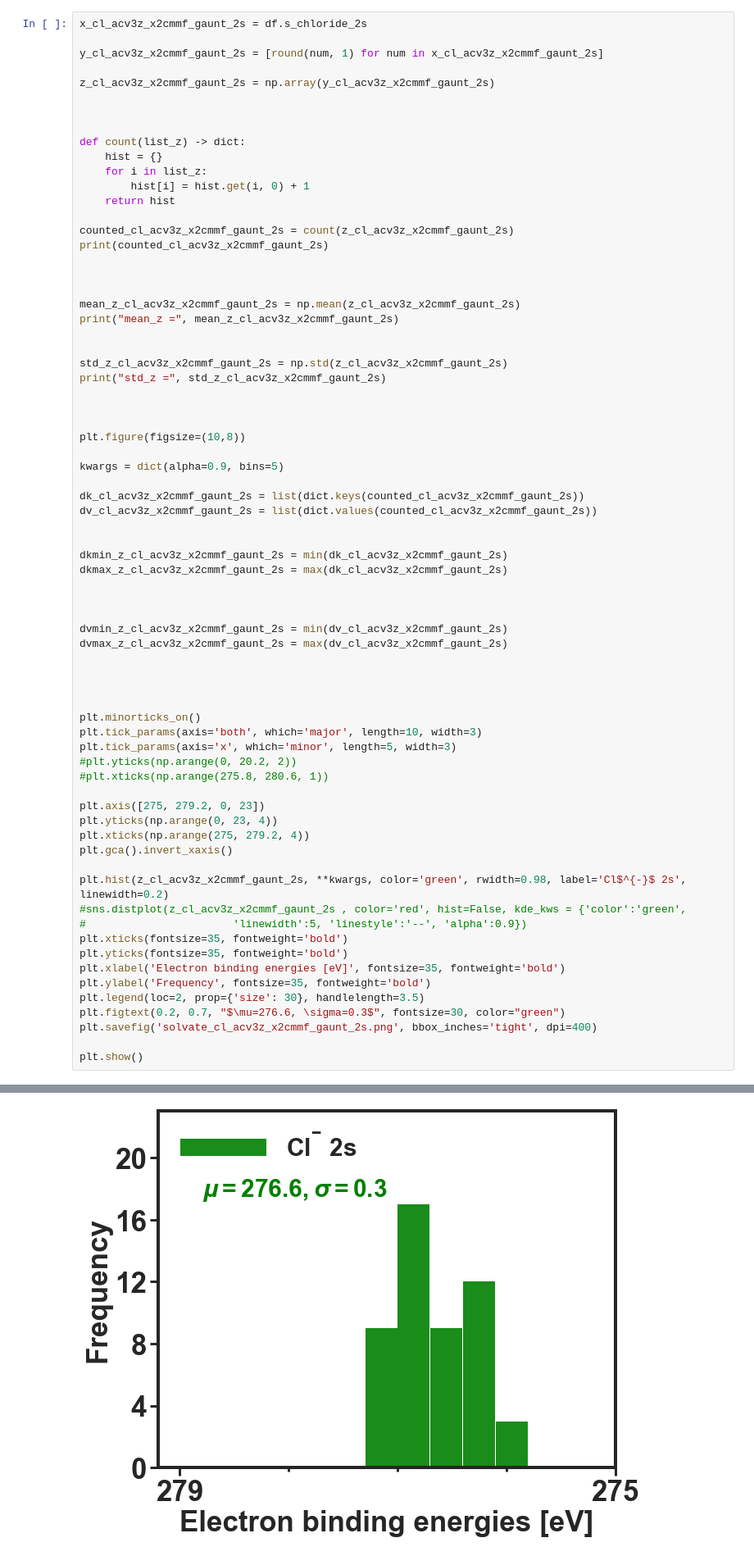
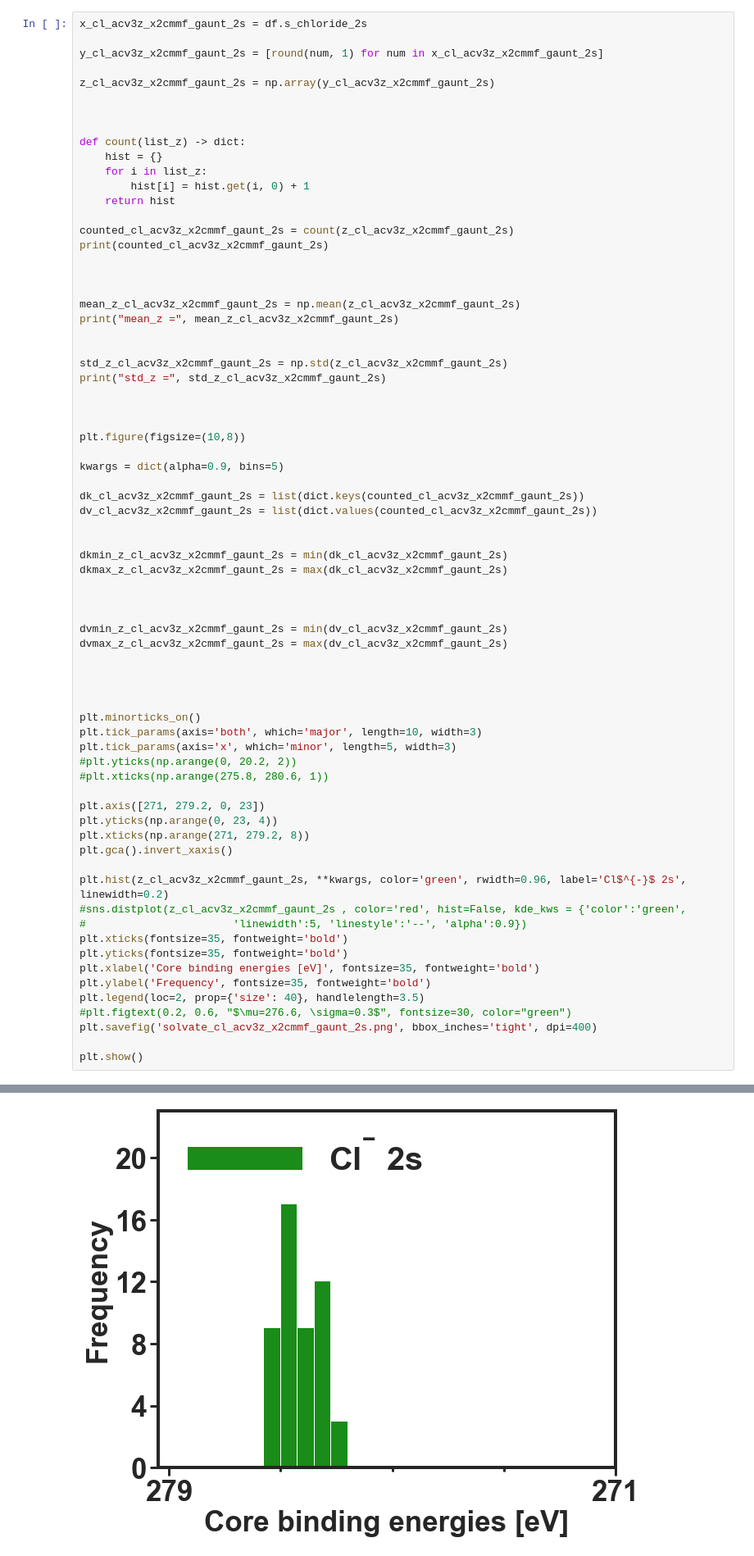
Before and after one commit to richopoku/HCl_project_graphs_binder, a Jupyter notebook: Graphs_core_properties.ipynb, the cells around one changed output, grey strips where cells are left out. Shown at 82% size. Drawn from its saved outputs; the diff is of its cells as text.

```diff
--- a/Graphs_core_properties.ipynb
+++ b/Graphs_core_properties.ipynb
@@ -1341,40 +2270,40 @@ dkmax_z_cl_acv3z_x2cmmf_gaunt_2s = max(dk_cl_acv3z_x2cmmf_gaunt_2s)
 
 
 
 dvmin_z_cl_acv3z_x2cmmf_gaunt_2s = min(dv_cl_acv3z_x2cmmf_gaunt_2s)
 dvmax_z_cl_acv3z_x2cmmf_gaunt_2s = max(dv_cl_acv3z_x2cmmf_gaunt_2s)
 
 
 
 
 plt.minorticks_on()
 plt.tick_params(axis='both', which='major', length=10, width=3)
 plt.tick_params(axis='x', which='minor', length=5, width=3)
 #plt.yticks(np.arange(0, 20.2, 2))
 #plt.xticks(np.arange(275.8, 280.6, 1))
 
-plt.axis([275, 279.2, 0, 23])
+plt.axis([271, 279.2, 0, 23])
 plt.yticks(np.arange(0, 23, 4))
-plt.xticks(np.arange(275, 279.2, 4))
+plt.xticks(np.arange(271, 279.2, 8))
 plt.gca().invert_xaxis()
 
-plt.hist(z_cl_acv3z_x2cmmf_gaunt_2s, **kwargs, color='green', rwidth=0.98, label='Cl$^{-}$ 2s', linewidth=0.2)
+plt.hist(z_cl_acv3z_x2cmmf_gaunt_2s, **kwargs, color='green', rwidth=0.96, label='Cl$^{-}$ 2s', linewidth=0.2)
 #sns.distplot(z_cl_acv3z_x2cmmf_gaunt_2s , color='red', hist=False, kde_kws = {'color':'green',
 #                       'linewidth':5, 'linestyle':'--', 'alpha':0.9})
 plt.xticks(fontsize=35, fontweight='bold')
 plt.yticks(fontsize=35, fontweight='bold')
-plt.xlabel('Electron binding energies [eV]', fontsize=35, fontweight='bold')
+plt.xlabel('Core binding energies [eV]', fontsize=35, fontweight='bold')
 plt.ylabel('Frequency', fontsize=35, fontweight='bold')
-plt.legend(loc=2, prop={'size': 30}, handlelength=3.5)
-plt.figtext(0.2, 0.7, "$\mu=276.6, \sigma=0.3$", fontsize=30, color="green")
+plt.legend(loc=2, prop={'size': 40}, handlelength=3.5)
+#plt.figtext(0.2, 0.6, "$\mu=276.6, \sigma=0.3$", fontsize=30, color="green")
 plt.savefig('solvate_cl_acv3z_x2cmmf_gaunt_2s.png', bbox_inches='tight', dpi=400)
 
 plt.show()
 # %% [output]
 {276.2: 4, 276.8: 7, 276.3: 4, 276.6: 4, 276.5: 5, 276.4: 4, 276.7: 7, 276.9: 3, 275.8: 1, 277.1: 3, 277.0: 3, 277.2: 2, 276.0: 2, 277.3: 1}
 mean_z = 276.63
 std_z = 0.33421549934136985
-[figure, old version]
+[figure, new version]
 # %%
 x_cl_acv3z_x2cmmf_gaunt_2p = df.s_chloride_2p
 
```
Also changed, not shown: parts of 75 cells of this notebook, 9 other files.
